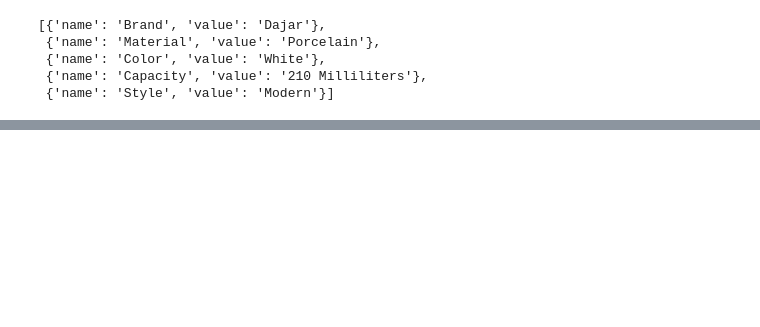
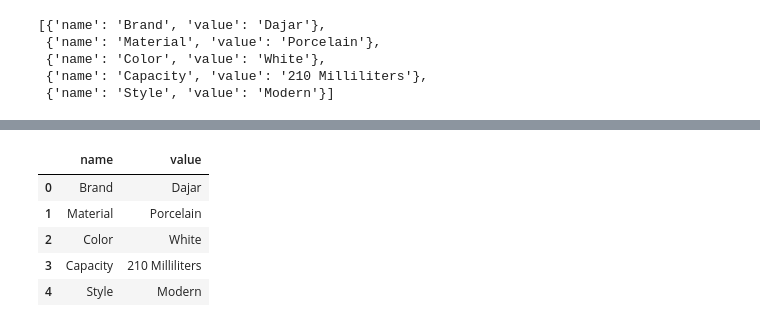
Before and after one commit to mehdiBoulaymen5/viaeurope, a Jupyter notebook: notebooks/rainforest.ipynb, the cells around one changed output, grey strips where cells are left out. Cells and saved outputs as stored; diff of their text form; code cells hidden in the pictures; blank space fills up the shorter version.

```diff
--- a/notebooks/rainforest.ipynb
+++ b/notebooks/rainforest.ipynb
@@ -352,0 +257,10 @@ KeyboardInterrupt:
+# %%
+df_attributes = pd.DataFrame(attributes)
+df_attributes
+# %% [output]
+|  | name | value |
+| 0 | Brand | Dajar |
+| 1 | Material | Porcelain |
+| 2 | Color | White |
+| 3 | Capacity | 210 Milliliters |
+| 4 | Style | Modern |
```
Also changed, not shown: parts of 10 cells of this notebook.
